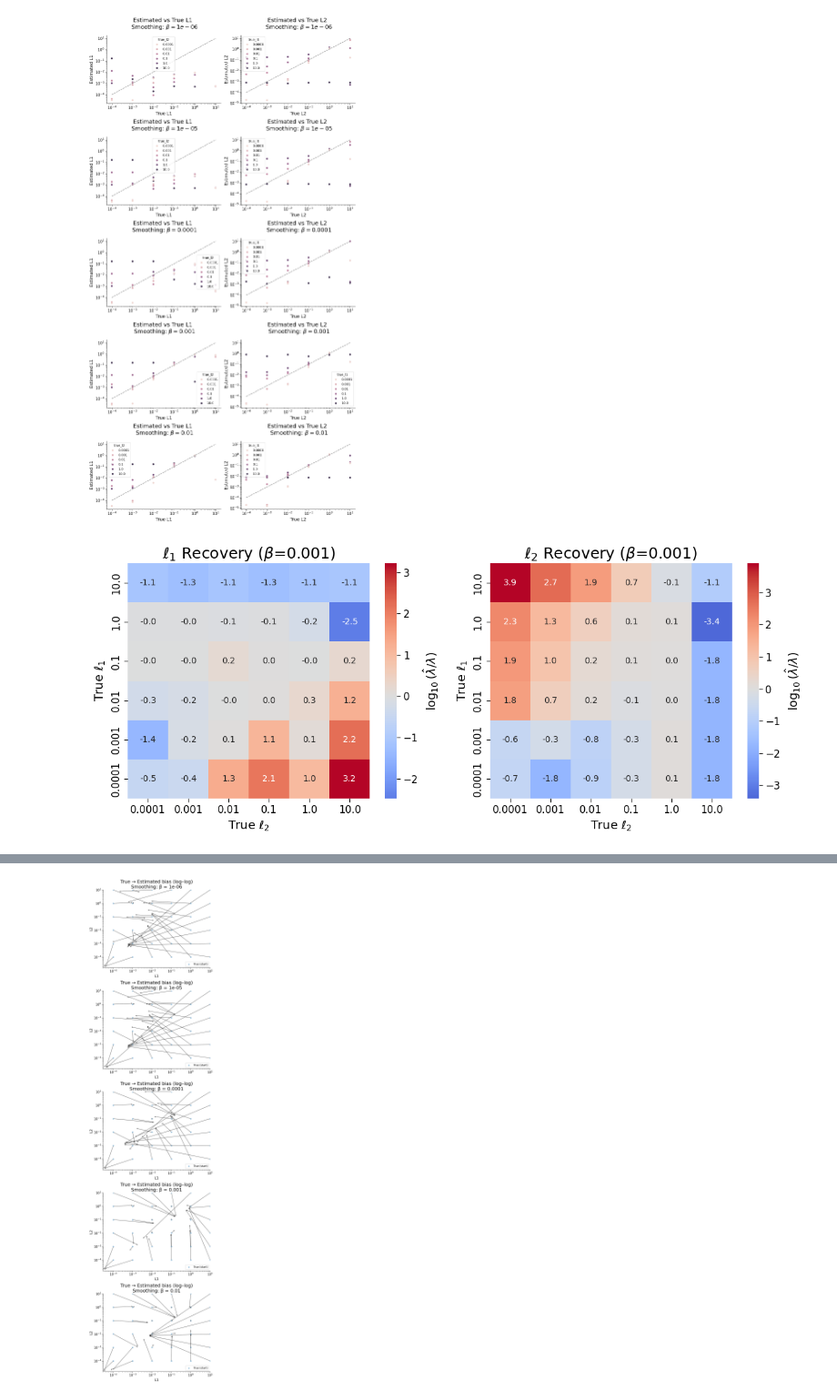
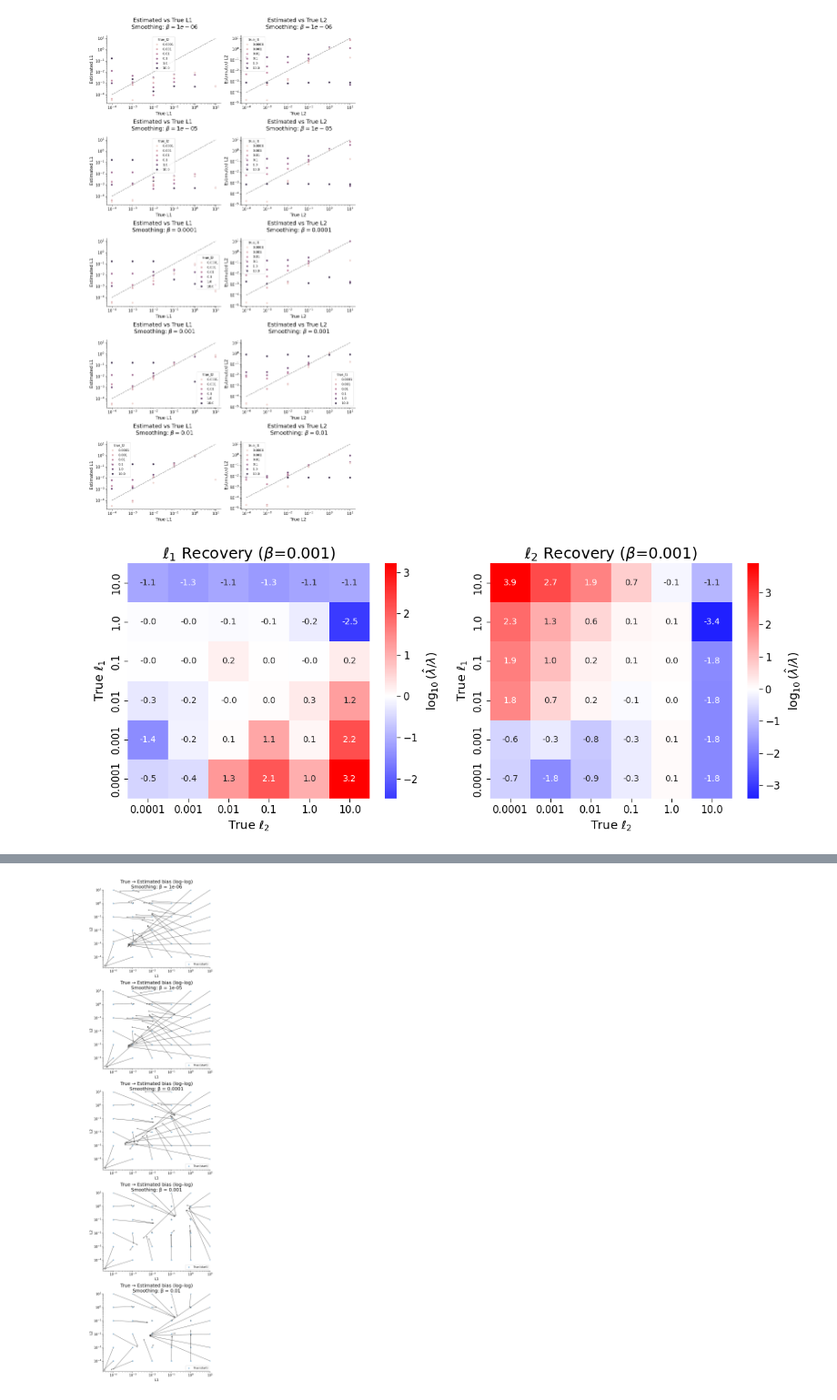
Before and after one commit to jrudoler/estimating-implicit-regularization, a Jupyter notebook: notebooks/elasticnet_viz.ipynb, the cells around one changed output, grey strips where cells are left out. Shown at 91% size. Drawn from its saved outputs; the diff is of its cells as text; code cells hidden in the pictures.

```diff
--- a/notebooks/elasticnet_viz.ipynb
+++ b/notebooks/elasticnet_viz.ipynb
@@ -216,36 +216,36 @@ df_beta = df_beta[(df_beta["true_l1"] > 0) & (df_beta["true_l2"] > 0) &
 
 # Pivot: estimated and true values
 est_l1 = df_beta.pivot(index="true_l1", columns="true_l2", values="estimated_l1")
 est_l2 = df_beta.pivot(index="true_l1", columns="true_l2", values="estimated_l2")
 true_l1 = df_beta.pivot(index="true_l1", columns="true_l2", values="true_l1")
 true_l2 = df_beta.pivot(index="true_l1", columns="true_l2", values="true_l2")
 
 # Compute signed log10 error
 logerr_l1 = np.log10(est_l1 / true_l1)
 logerr_l2 = np.log10(est_l2 / true_l2)
 
 fig, axes = plt.subplots(1, 2, figsize=(12, 5))
 
 sns.heatmap(
-    logerr_l1, annot=True, fmt=".1f", cmap="coolwarm", center=0,
+    logerr_l1, annot=True, fmt=".1f", cmap="bwr", center=0,
     cbar_kws={"label": r"$\log_{10}(\hat{\lambda}/\lambda)$"}, ax=axes[0]
 )
 axes[0].set_title(r"$\ell_1$ Recovery ($\beta$=0.001)")
 axes[0].set_xlabel(r"True $\ell_2$"); axes[0].set_ylabel(r"True $\ell_1$")
 axes[0].invert_yaxis()
 
 sns.heatmap(
-    logerr_l2, annot=True, fmt=".1f", cmap="coolwarm", center=0,
+    logerr_l2, annot=True, fmt=".1f", cmap="bwr", center=0,
     cbar_kws={"label": r"$\log_{10}(\hat{\lambda}/\lambda)$"}, ax=axes[1]
 )
 axes[1].set_title(r"$\ell_2$ Recovery ($\beta$=0.001)")
 axes[1].set_xlabel(r"True $\ell_2$"); axes[1].set_ylabel(r"True $\ell_1$")
 axes[1].invert_yaxis()
 
 plt.tight_layout()
 plt.show()
 # %% [output]
-[figure, old version]
+[figure, new version]
 # %%
 import numpy as np
 import seaborn as sns
```
Also changed, not shown: parts of 1 cell of this notebook, 12 other files.
